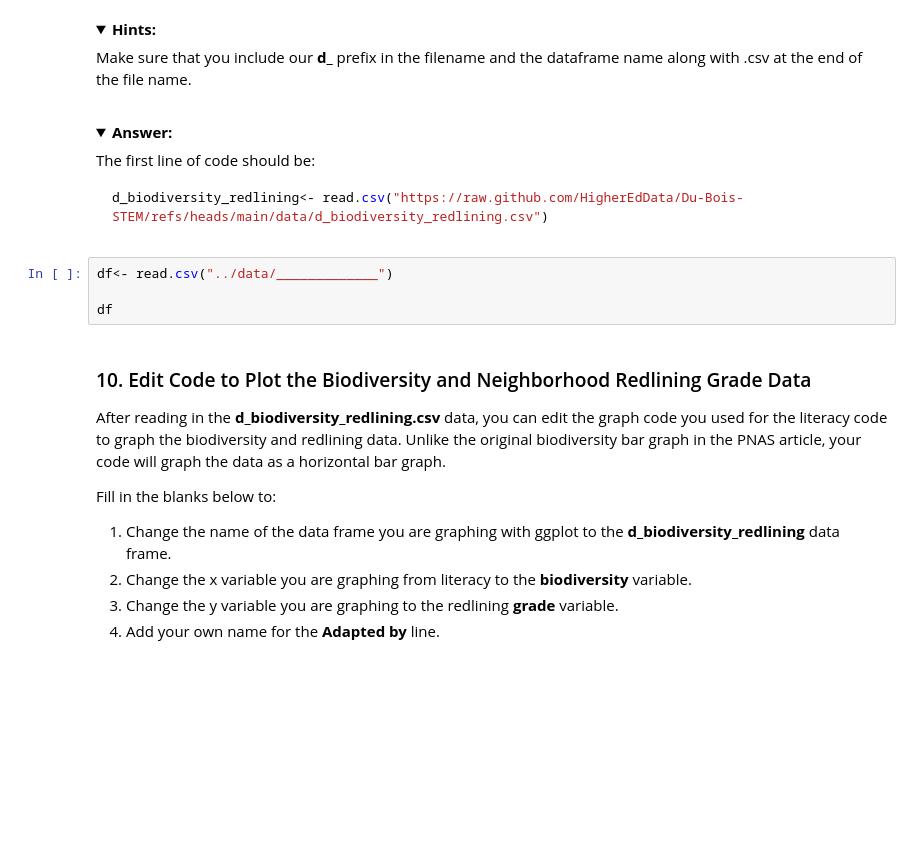
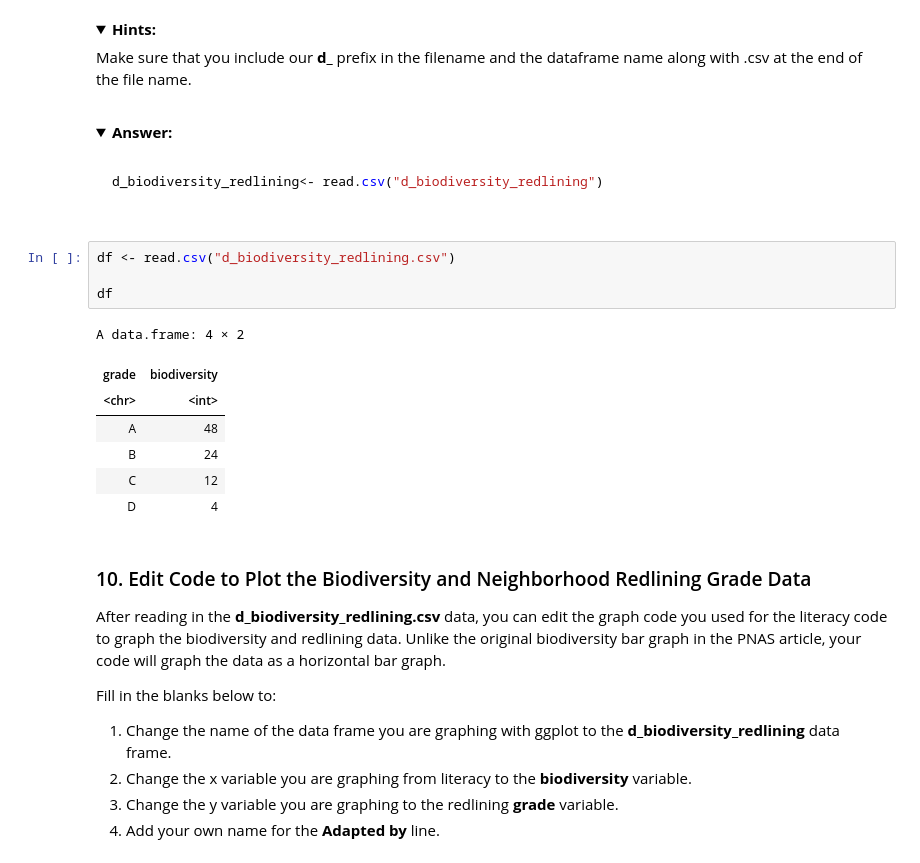
Before and after one commit to HigherEdData/dubois-jupyterlite, a Jupyter notebook: content/notebooks/r_literacy_biodiversity_bar.ipynb, the cells around one changed output. Saved outputs shown, nothing was run; the diff lists cells and outputs as text; folded sections open; blank space fills up the shorter version.

Commit message:
Updated R_literacy_biodiversity notebook

````diff
--- a/content/notebooks/r_literacy_biodiversity_bar.ipynb
+++ b/content/notebooks/r_literacy_biodiversity_bar.ipynb
@@ -277,17 +286,25 @@ Make sure that you include our **d_** prefix in the filename and the dataframe n
 # %% [markdown]
 <details> <summary><strong>Answer:</strong></summary>
 
-The first line of code should be:
+```R
 
-```R
-d_biodiversity_redlining<- read.csv("https://raw.github.com/HigherEdData/Du-Bois-STEM/refs/heads/main/data/d_biodiversity_redlining.csv")
+d_biodiversity_redlining<- read.csv("d_biodiversity_redlining")
+
  ```
 
 </details>
 # %%
-df<- read.csv("../data/_____________")
+df <- read.csv("d_biodiversity_redlining.csv")
 
 df
+# %% [output]
+A data.frame: 4 × 2
+| grade | biodiversity |
+| <chr> | <int> |
+| A | 48 |
+| B | 24 |
+| C | 12 |
+| D | 4 |
 # %% [markdown]
 ### 10. Edit Code to Plot the Biodiversity and Neighborhood Redlining Grade Data
 
````
Also changed, not shown: parts of 16 cells of this notebook.
